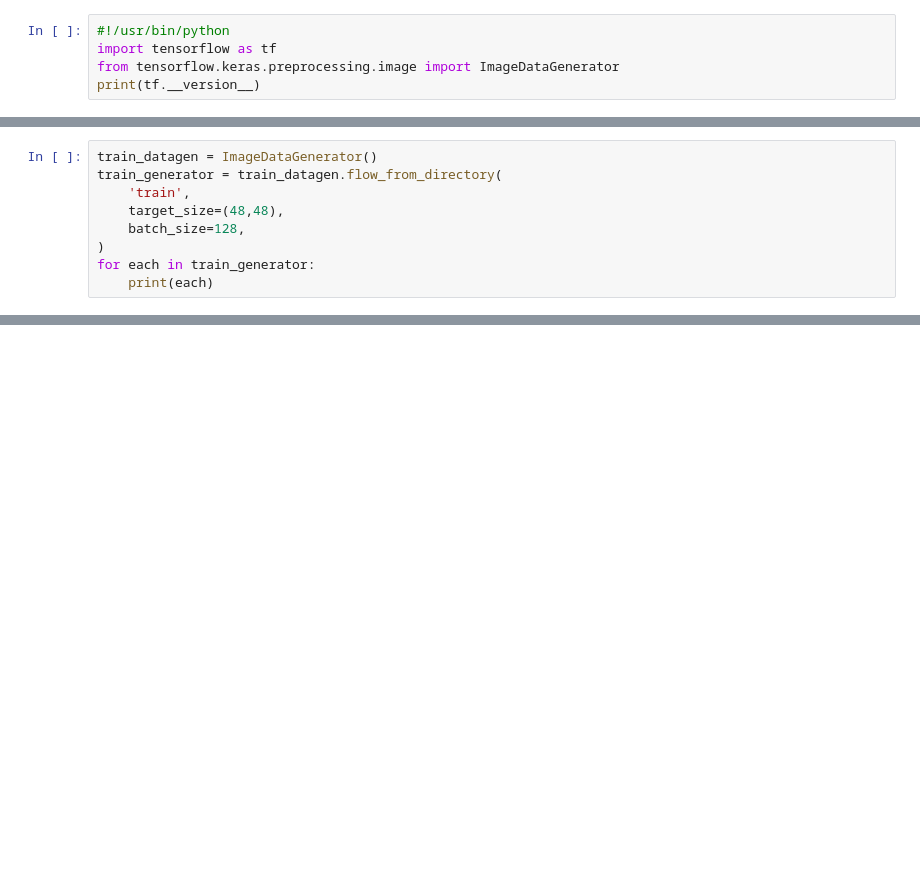
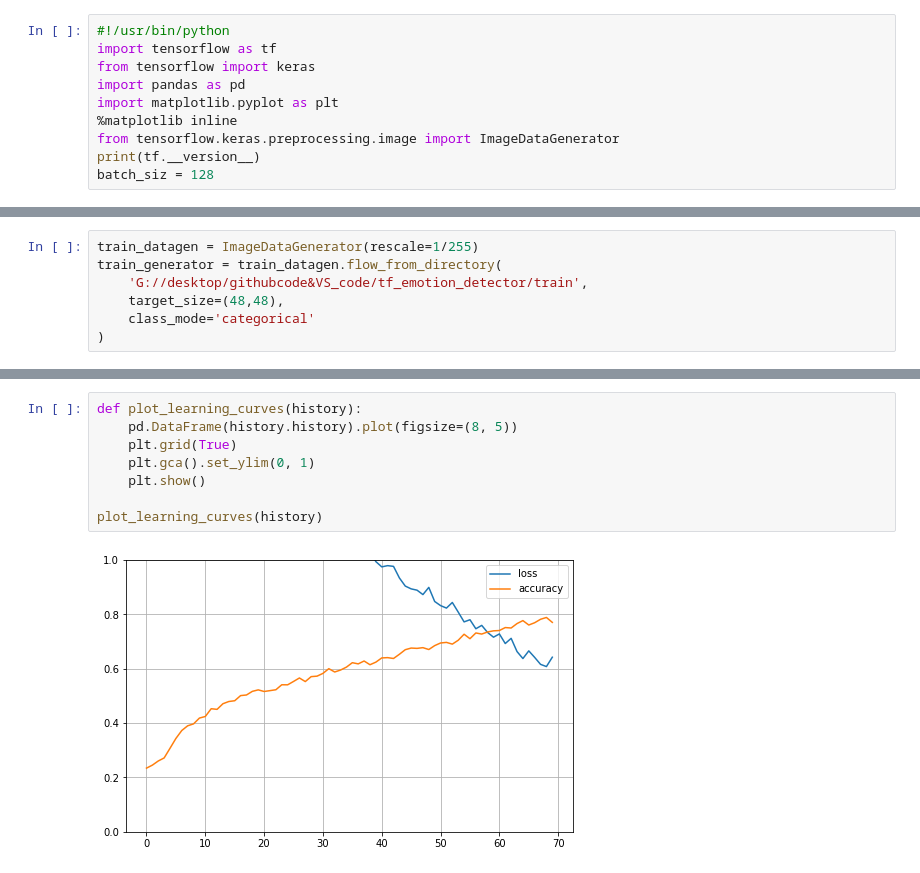
Before and after one commit to HKishere/tf_emotion_detector, a Jupyter notebook: training.ipynb, the cells around one changed output, grey strips where cells are left out. Saved outputs shown, nothing was run; the diff lists cells and outputs as text; blank space fills up the shorter version.

```diff
--- a/training.ipynb
+++ b/training.ipynb
@@ -1,5 +1,10 @@
 # %%
 #!/usr/bin/python
 import tensorflow as tf
+from tensorflow import keras
+import pandas as pd
+import matplotlib.pyplot as plt
+%matplotlib inline
 from tensorflow.keras.preprocessing.image import ImageDataGenerator
 print(tf.__version__)
+batch_siz = 128
@@ -6,9 +13,7 @@ print(tf.__version__)
 # %%
-train_datagen = ImageDataGenerator()
+train_datagen = ImageDataGenerator(rescale=1/255)
 train_generator = train_datagen.flow_from_directory(
-    'train',
+    'G://desktop/githubcode&VS_code/tf_emotion_detector/train',
     target_size=(48,48),
-    batch_size=128,
+    class_mode='categorical'
 )
-for each in train_generator:
-    print(each)
@@ -33,0 +98,10 @@ history = model.fit_generator(
+# %%
+def plot_learning_curves(history):
+    pd.DataFrame(history.history).plot(figsize=(8, 5))
+    plt.grid(True)
+    plt.gca().set_ylim(0, 1)
+    plt.show()
+
+plot_learning_curves(history)
+# %% [output]
+[figure, added]
```
Also changed, not shown: parts of 5 cells of this notebook.
